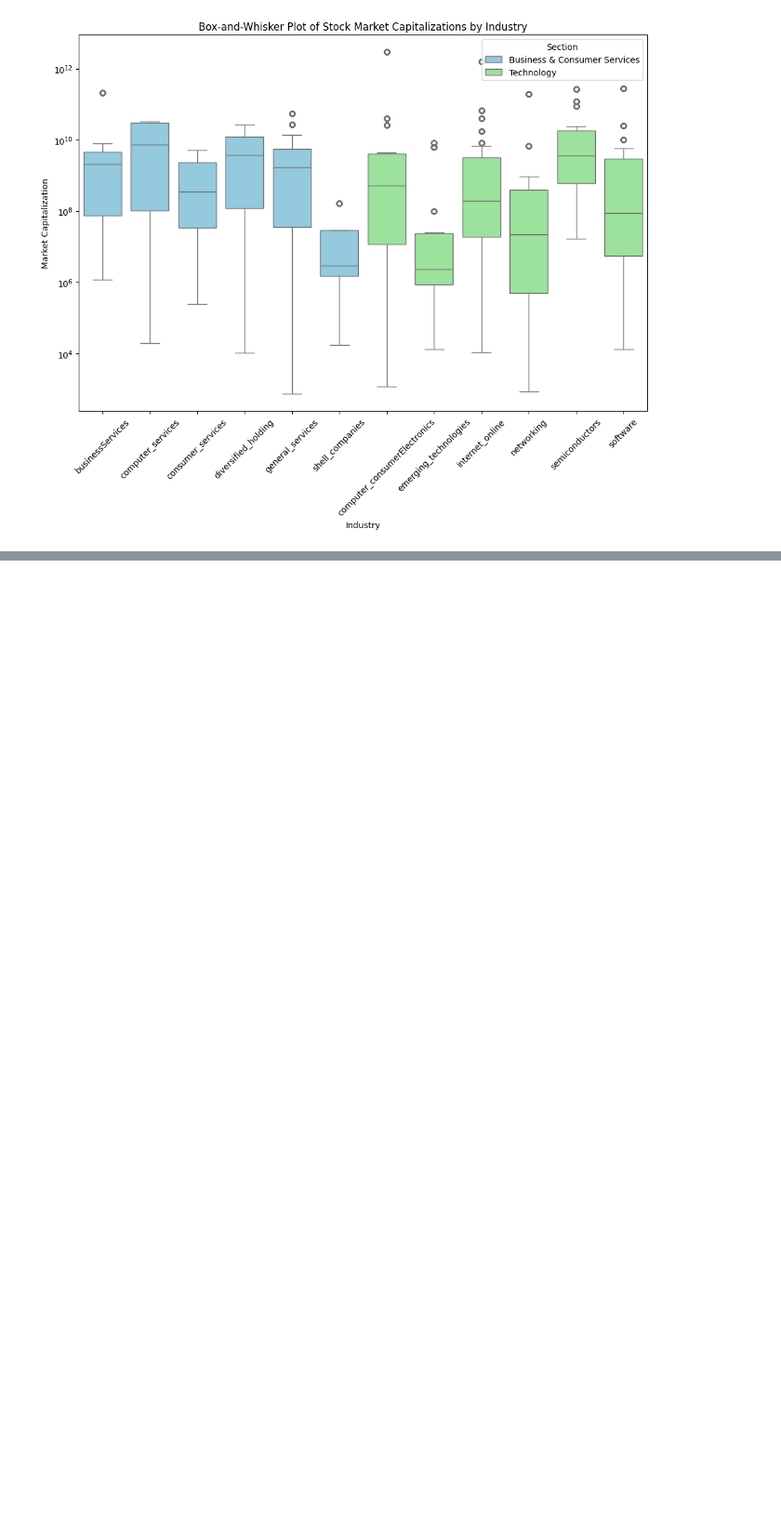
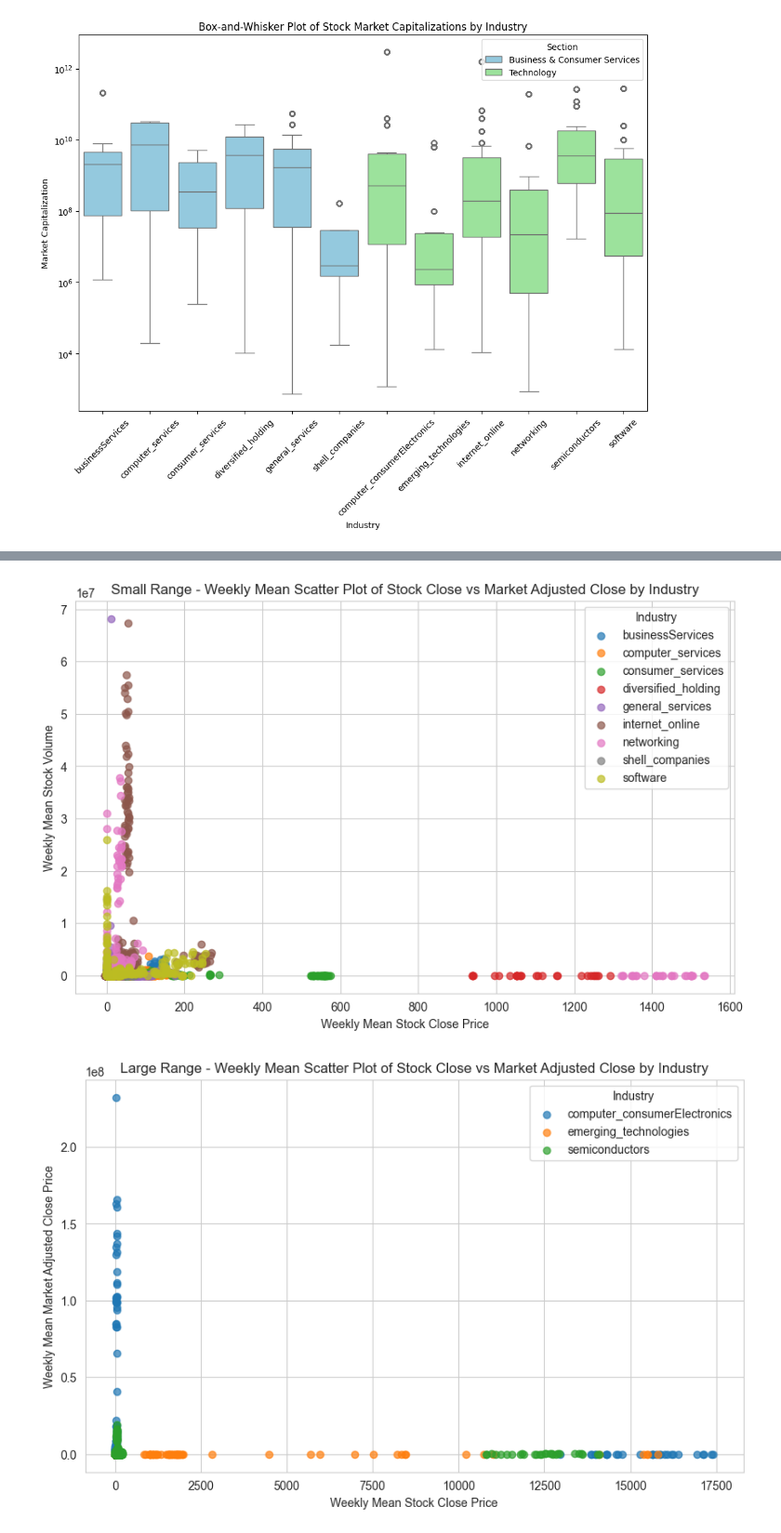
Before and after one commit to JanetYing/Stock-Market-Dynamics-Project, a Jupyter notebook: static_plot.ipynb, the cells around one changed output, grey strips where cells are left out. Shown at 93% size. Cells and saved outputs as stored; diff of their text form; code cells hidden in the pictures; blank space fills up the shorter version.

```diff
--- a/static_plot.ipynb
+++ b/static_plot.ipynb
@@ -82,0 +161,54 @@ plt.show()
+# %%
+path = 'C:/Users/Janet/OneDrive - The University of Chicago/Data_policy/final-project-janet'
+file_name = 'combined_stock_data.csv'
+file_path = os.path.join(path, file_name)
+df = pd.read_csv(file_path)
+
+
+# Ensure your DataFrame has a datetime index
+# Assuming there is a 'date' column in the DataFrame that is in the format 'YYYY-MM-DD'
+df['date'] = pd.to_datetime(df['date'])
+df.set_index('date', inplace=True)
+
+# Convert 'stock_adj_close' and 'market_adj_close' to numeric if they are not already
+df['stock_adj_close'] = pd.to_numeric(df['stock_adj_close'], errors='coerce')
+df['stock_volume'] = pd.to_numeric(df['stock_volume'], errors='coerce')
+
+# Group by 'ticker' and 'industry', then resample to weekly and calculate the mean
+# Only include necessary columns in the aggregation
+agg_df = df.groupby(['ticker', 'industry']).resample('2W')[['stock_adj_close', 'stock_volume']].mean().reset_index()
+
+# Calculate the range for each industry in the weekly aggregated data
+industry_ranges = agg_df.groupby('industry')['stock_adj_close'].apply(lambda x: x.max() - x.min()).to_dict()
+
+# Split industries into small and large ranges based on a threshold
+range_threshold = agg_df['stock_adj_close'].max() - agg_df['stock_adj_close'].min()
+small_range_industries = [industry for industry, range_val in industry_ranges.items() if range_val < range_threshold / 2]
+large_range_industries = [industry for industry, range_val in industry_ranges.items() if range_val >= range_threshold / 2]
+
+# Plot for industries with small range
+plt.figure(figsize=(10, 6))
+for industry in small_range_industries:
+    subset = agg_df[agg_df['industry'] == industry]
+    plt.scatter(subset['stock_adj_close'], subset['stock_volume'], label=industry, alpha=0.7)
+plt.title('Small Range - Weekly Mean Scatter Plot of Stock Close vs Market Adjusted Close by Industry')
+plt.xlabel('Weekly Mean Stock Close Price')
+plt.ylabel('Weekly Mean Stock Volume')
+plt.legend(title='Industry')
+plt.grid(True)
+plt.show()
+
+# Plot for industries with large range
+plt.figure(figsize=(10, 6))
+for industry in large_range_industries:
+    subset = agg_df[agg_df['industry'] == industry]
+    plt.scatter(subset['stock_adj_close'], subset['stock_volume'], label=industry, alpha=0.7)
+plt.title('Large Range - Weekly Mean Scatter Plot of Stock Close vs Market Adjusted Close by Industry')
+plt.xlabel('Weekly Mean Stock Close Price')
+plt.ylabel('Weekly Mean Market Adjusted Close Price')
+plt.legend(title='Industry')
+plt.grid(True)
+plt.show()
+# %% [output]
+[figure, added]
+[figure, added]
```
Also changed, not shown: parts of 5 cells of this notebook, 1 other file.
